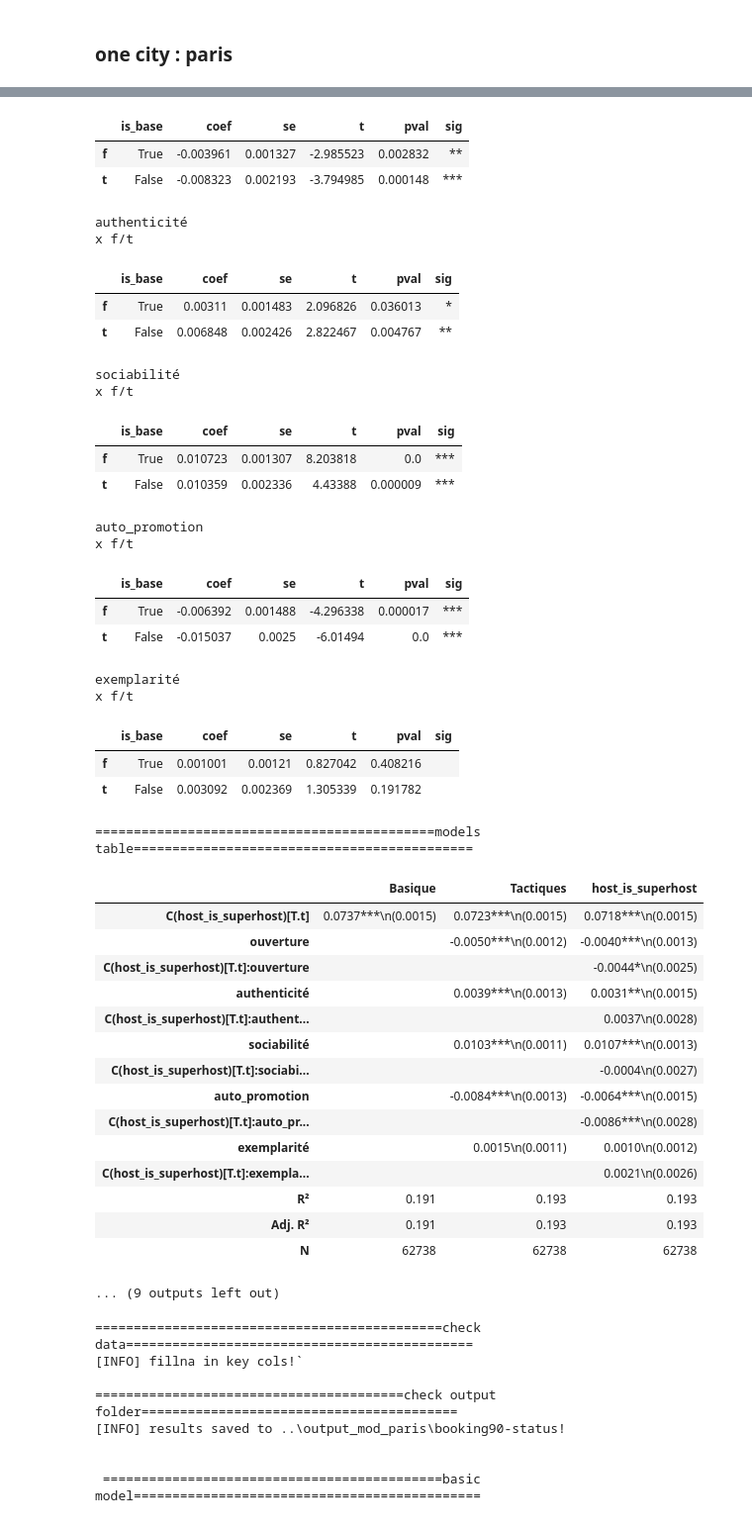
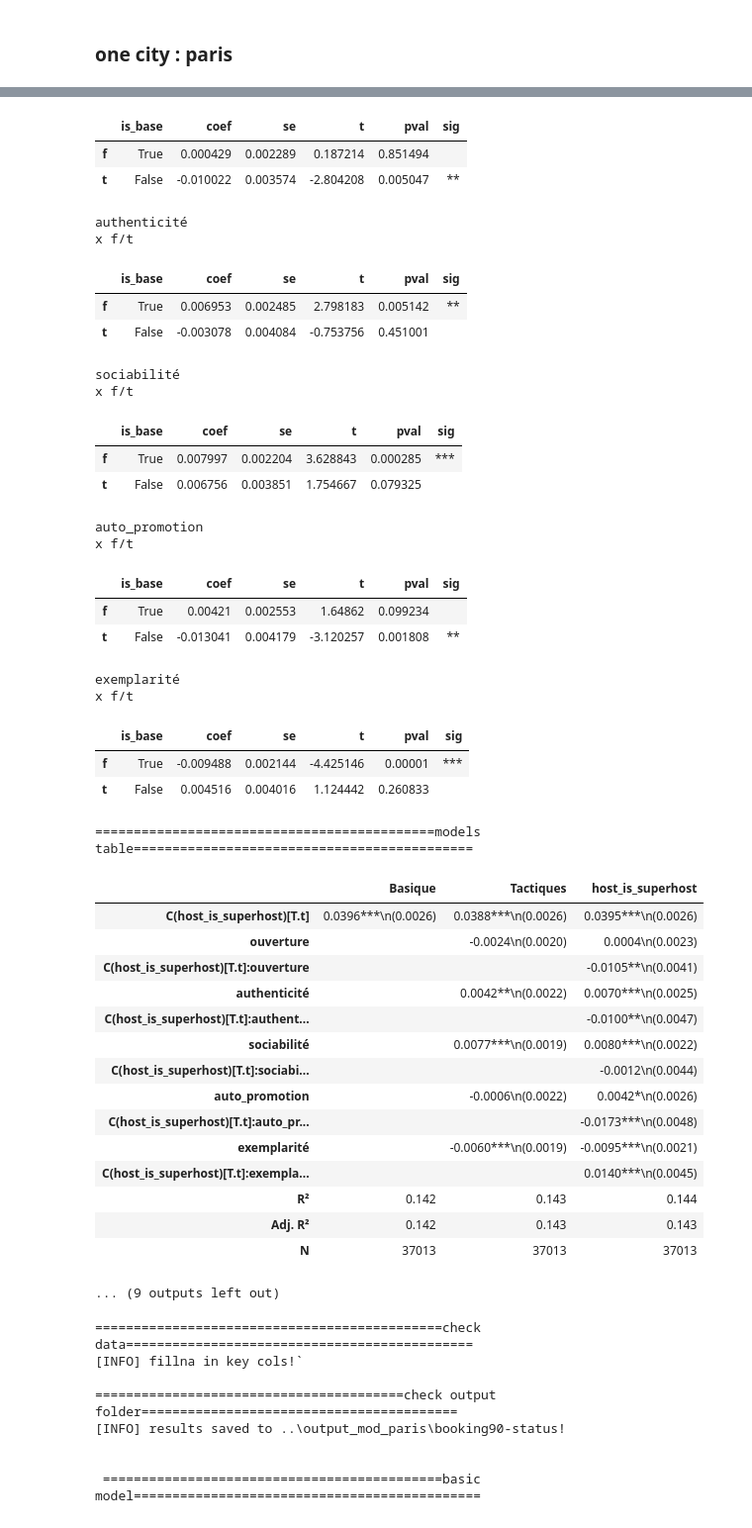
Before and after one commit to yeliu-dh/SelfPresentation_Multimodal_airbnb, a Jupyter notebook: C_stat/test_mod.ipynb, the cells around one changed output, grey strips where cells are left out. Shown at 99% size. Cells and saved outputs as stored; diff of their text form; code cells hidden in the pictures.

```diff
--- a/C_stat/test_mod.ipynb
+++ b/C_stat/test_mod.ipynb
@@ -452,27 +481,28 @@ from utils.modeling import modeling_main, get_booking_rate_l30d
 
 #-------------------------------vars------------------------------------
 
-y_var="booking_rate_l90d" #"availability_90" #"price"
 x_vars=["host_identity_verified", "host_has_profile_pic",
     "review_scores_rating", #"has_rating", "number_of_reviews",
     "years_since_host","professional_host",'host_is_superhost', ##'calculated_host_listings_count',
     # 'status_changed', 'old_host_sp_changed',# "is_changed"
     "lang", "len",
     "price",
-    "availability_90","room_type", "instant_bookable", #'is_within_1km',#"city"
+    "availability_30",#*
+    "room_type", "instant_bookable", #'is_within_1km',#"city"
 ]
 tactics_vars=["ouverture", "authenticité","sociabilité","auto_promotion","exemplarité"]
 
 
 #-------------------------------output------------------------------------
 # OUTPUT_FOLDER_MOD=Path("../output_mod_paris/booking90-status")
+df_paris2312=pd.read_csv("../data_all/listings_paris2312_filtered.csv")
 
-modeling_main(df_input=df_paris,
+modeling_main(df_input=df_paris2312,
             x_vars=x_vars,
-            y_var="booking_rate_l90d",
+            y_var="booking_rate_l30d",
             key_vars=tactics_vars,
             group_col='host_is_superhost',#==stauts_changed+sp_changed
-            output_folder=OUTPUT_FOLDER_MOD,
+            output_folder=None,
             to_fillna0=True,
             run_vif=False,
             # save_models_summary=False,
@@ -480,6 +510,7 @@ modeling_main(df_input=df_paris,
             save_plots=False,
             ndigits=4
         )
+
 # is_changed 作为交互项没有显著性，说明不能只改变，需要进行特殊类型的改变？
 
 
@@ -502,45 +533,45 @@ False                   False                 False                 False
 strong multicollinearity or other numerical problems.
 ouverture
 x f/t
 |  | is_base | coef | se | t | pval | sig |
-| f | True | -0.003961 | 0.001327 | -2.985523 | 0.002832 | ** |
-| t | False | -0.008323 | 0.002193 | -3.794985 | 0.000148 | *** |
+| f | True | 0.000429 | 0.002289 | 0.187214 | 0.851494 |  |
+| t | False | -0.010022 | 0.003574 | -2.804208 | 0.005047 | ** |
 authenticité
 x f/t
 |  | is_base | coef | se | t | pval | sig |
-| f | True | 0.00311 | 0.001483 | 2.096826 | 0.036013 | * |
-| t | False | 0.006848 | 0.002426 | 2.822467 | 0.004767 | ** |
+| f | True | 0.006953 | 0.002485 | 2.798183 | 0.005142 | ** |
+| t | False | -0.003078 | 0.004084 | -0.753756 | 0.451001 |  |
 sociabilité
 x f/t
 |  | is_base | coef | se | t | pval | sig |
-| f | True | 0.010723 | 0.001307 | 8.203818 | 0.0 | *** |
-| t | False | 0.010359 | 0.002336 | 4.43388 | 0.000009 | *** |
+| f | True | 0.007997 | 0.002204 | 3.628843 | 0.000285 | *** |
+| t | False | 0.006756 | 0.003851 | 1.754667 | 0.079325 |  |
 auto_promotion
 x f/t
 |  | is_base | coef | se | t | pval | sig |
-| f | True | -0.006392 | 0.001488 | -4.296338 | 0.000017 | *** |
-| t | False | -0.015037 | 0.0025 | -6.01494 | 0.0 | *** |
+| f | True | 0.00421 | 0.002553 | 1.64862 | 0.099234 |  |
+| t | False | -0.013041 | 0.004179 | -3.120257 | 0.001808 | ** |
 exemplarité
 x f/t
 |  | is_base | coef | se | t | pval | sig |
-| f | True | 0.001001 | 0.00121 | 0.827042 | 0.408216 |  |
-| t | False | 0.003092 | 0.002369 | 1.305339 | 0.191782 |  |
+| f | True | -0.009488 | 0.002144 | -4.425146 | 0.00001 | *** |
+| t | False | 0.004516 | 0.004016 | 1.124442 | 0.260833 |  |
 ============================================models table============================================
 |  | Basique | Tactiques | host_is_superhost |
-| C(host_is_superhost)[T.t] | 0.0737***\n(0.0015) | 0.0723***\n(0.0015) | 0.0718***\n(0.0015) |
-| ouverture |  | -0.0050***\n(0.0012) | -0.0040***\n(0.0013) |
-| C(host_is_superhost)[T.t]:ouverture |  |  | -0.0044*\n(0.0025) |
-| authenticité |  | 0.0039***\n(0.0013) | 0.0031**\n(0.0015) |
-| C(host_is_superhost)[T.t]:authent... |  |  | 0.0037\n(0.0028) |
-| sociabilité |  | 0.0103***\n(0.0011) | 0.0107***\n(0.0013) |
-| C(host_is_superhost)[T.t]:sociabi... |  |  | -0.0004\n(0.0027) |
-| auto_promotion |  | -0.0084***\n(0.0013) | -0.0064***\n(0.0015) |
-| C(host_is_superhost)[T.t]:auto_pr... |  |  | -0.0086***\n(0.0028) |
-| exemplarité |  | 0.0015\n(0.0011) | 0.0010\n(0.0012) |
-| C(host_is_superhost)[T.t]:exempla... |  |  | 0.0021\n(0.0026) |
-| R² | 0.191 | 0.193 | 0.193 |
-| Adj. R² | 0.191 | 0.193 | 0.193 |
-| N | 62738 | 62738 | 62738 |
+| C(host_is_superhost)[T.t] | 0.0396***\n(0.0026) | 0.0388***\n(0.0026) | 0.0395***\n(0.0026) |
+| ouverture |  | -0.0024\n(0.0020) | 0.0004\n(0.0023) |
+| C(host_is_superhost)[T.t]:ouverture |  |  | -0.0105**\n(0.0041) |
+| authenticité |  | 0.0042**\n(0.0022) | 0.0070***\n(0.0025) |
+| C(host_is_superhost)[T.t]:authent... |  |  | -0.0100**\n(0.0047) |
+| sociabilité |  | 0.0077***\n(0.0019) | 0.0080***\n(0.0022) |
+| C(host_is_superhost)[T.t]:sociabi... |  |  | -0.0012\n(0.0044) |
+| auto_promotion |  | -0.0006\n(0.0022) | 0.0042*\n(0.0026) |
+| C(host_is_superhost)[T.t]:auto_pr... |  |  | -0.0173***\n(0.0048) |
+| exemplarité |  | -0.0060***\n(0.0019) | -0.0095***\n(0.0021) |
+| C(host_is_superhost)[T.t]:exempla... |  |  | 0.0140***\n(0.0045) |
+| R² | 0.142 | 0.143 | 0.144 |
+| Adj. R² | 0.142 | 0.143 | 0.143 |
+| N | 37013 | 37013 | 37013 |
 ... (9 outputs left out)
 # %%
 modeling_main(df_input=df_paris,
```
Also changed, not shown: parts of 11 cells of this notebook, 4 other files.
